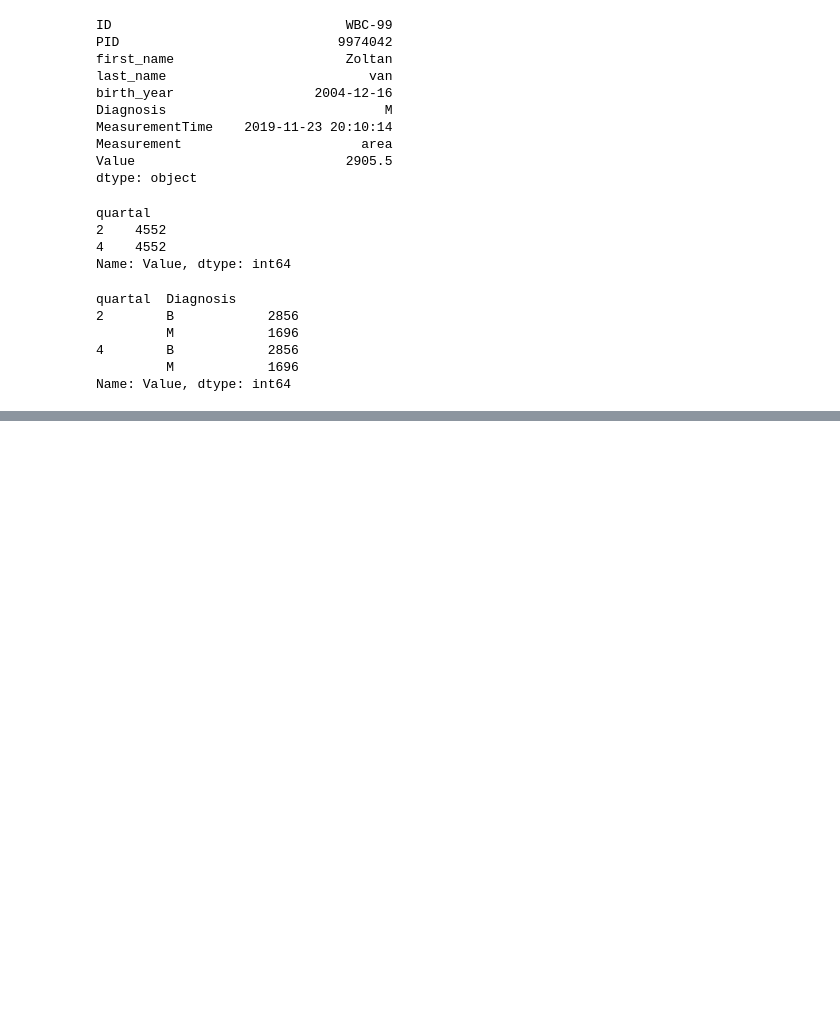
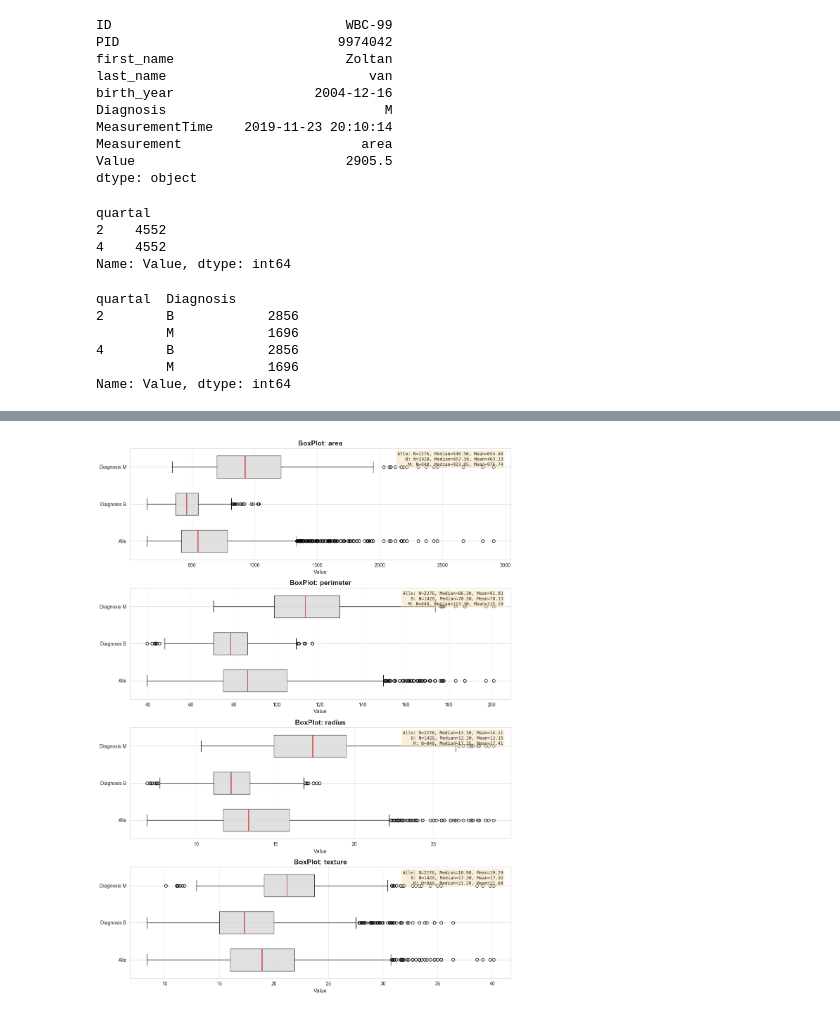
Before and after one commit to luca-heitmann/data-science-courses, a Jupyter notebook: medical-ds/analyze-data.ipynb, the cells around one changed output, grey strips where cells are left out. Drawn from its saved outputs; the diff is of its cells as text; code cells hidden in the pictures; blank space fills up the shorter version.

```diff
--- a/medical-ds/analyze-data.ipynb
+++ b/medical-ds/analyze-data.ipynb
@@ -156,0 +207,59 @@ AttributeError: Can only use .dt accessor with datetimelike values
+# %%
+# Erstelle eine Figure mit Subplots für jede Measurement-Art
+measurements = df['Measurement'].unique()
+n_measurements = len(measurements)
+
+# Erstelle Figure mit n_measurements Rows
+fig, axes = plt.subplots(n_measurements, 1, figsize=(12, 4*n_measurements))
+
+# Wenn nur ein Measurement existiert, axes in Liste umwandeln
+if n_measurements == 1:
+    axes = [axes]
+
+# Erstelle BoxPlots für jede Measurement
+for idx, measurement in enumerate(measurements):
+    # Daten für diese Measurement vorbereiten
+    data_all = df[df['Measurement'] == measurement]['Value']
+    data_b = df[(df['Measurement'] == measurement) & (df['Diagnosis'] == 'B')]['Value']
+    data_m = df[(df['Measurement'] == measurement) & (df['Diagnosis'] == 'M')]['Value']
+
+    # Erstelle drei BoxPlots nebeneinander (horizontal)
+    bp = axes[idx].boxplot([data_all, data_b, data_m],
+                            vert=False,
+                            patch_artist=True,
+                            tick_labels=['Alle', 'Diagnosis B', 'Diagnosis M'],
+                            widths=0.6)
+
+    # Färbe die BoxPlots unterschiedlich
+    colors = ['lightgray', 'lightgray', 'lightgray']
+    for patch, color in zip(bp['boxes'], colors):
+        patch.set_facecolor(color)
+        patch.set_alpha(0.7)
+
+    # Färbe die Mediane rot
+    for median in bp['medians']:
+        median.set_color('indianred')
+        median.set_linewidth(2)
+
+    axes[idx].set_title(f'BoxPlot: {measurement}', fontsize=14, fontweight='bold')
+    axes[idx].set_xlabel('Value', fontsize=11)
+    axes[idx].grid(True, alpha=0.3, axis='x')
+
+    # Füge Statistiken für alle drei Gruppen hinzu
+    stats_text = f'Alle: N={len(data_all)}, Median={data_all.median():.2f}, Mean={data_all.mean():.2f}\n'
+    stats_text += f'B: N={len(data_b)}, Median={data_b.median():.2f}, Mean={data_b.mean():.2f}\n'
+    stats_text += f'M: N={len(data_m)}, Median={data_m.median():.2f}, Mean={data_m.mean():.2f}'
+
+    axes[idx].text(0.98, 0.97, stats_text,
+                   transform=axes[idx].transAxes,
+                   verticalalignment='top',
+                   horizontalalignment='right',
+                   bbox=dict(boxstyle='round', facecolor='wheat', alpha=0.5),
+                   fontsize=9,
+                   family='monospace')
+
+plt.tight_layout()
+plt.savefig('boxplots_measurements.png', dpi=300, bbox_inches='tight')
+plt.show()
+# %% [output]
+[figure, added]
```
Also changed, not shown: parts of 8 cells of this notebook, 2 other files.
